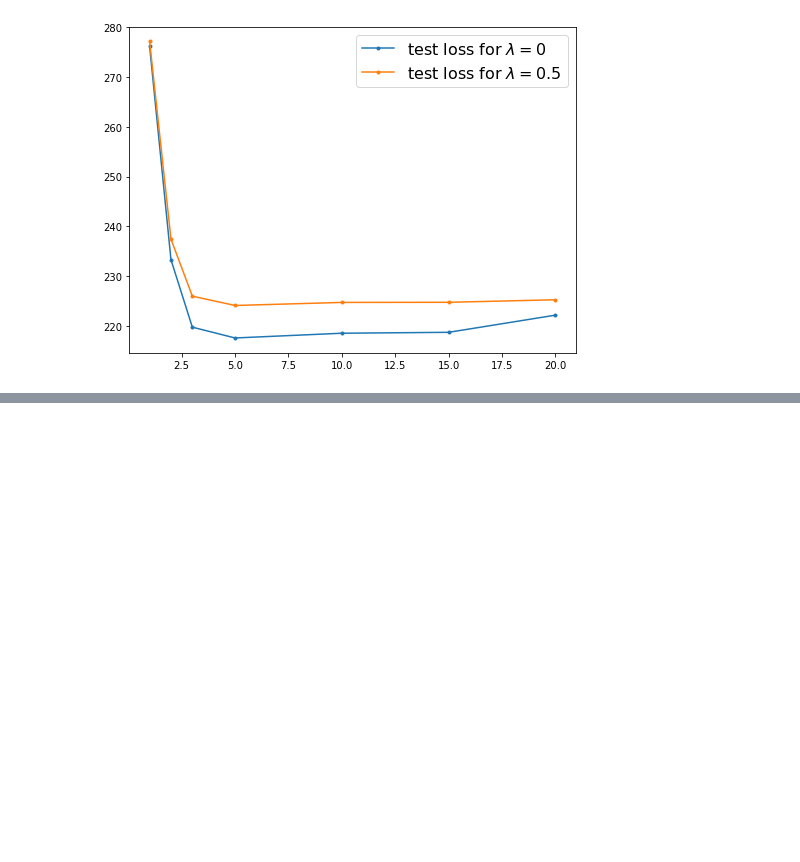
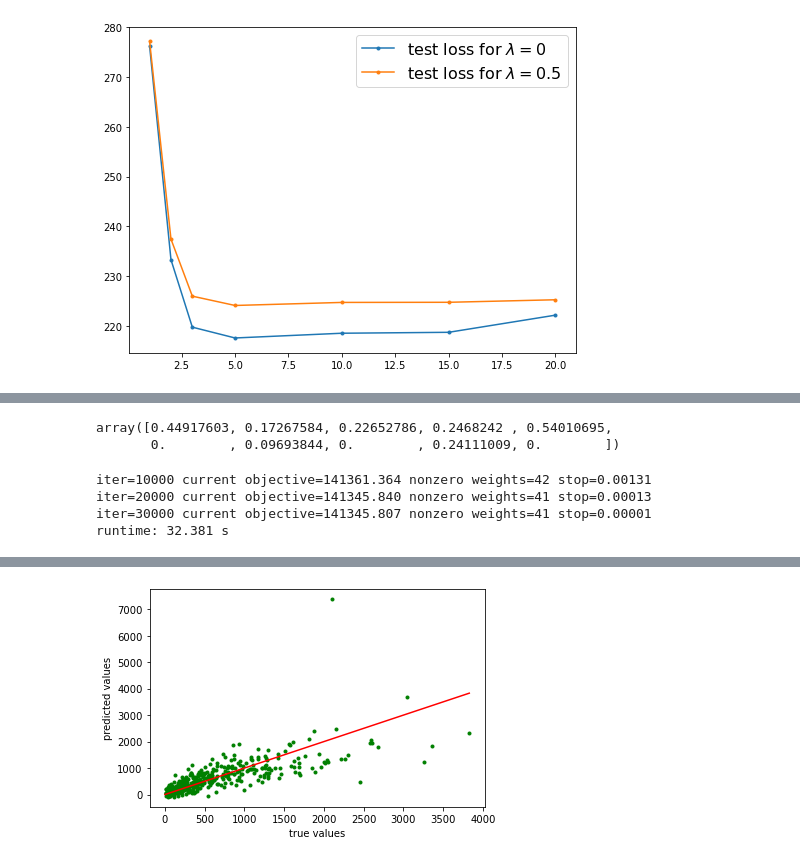
Before and after one commit to swag2198/statistical-ml, a Jupyter notebook: hw5/Exercise1_Ridge_Regression.ipynb, the cells around one changed output, grey strips where cells are left out. Drawn from its saved outputs; the diff is of its cells as text; code cells hidden in the pictures; blank space fills up the shorter version.

```diff
--- a/hw5/Exercise1_Ridge_Regression.ipynb
+++ b/hw5/Exercise1_Ridge_Regression.ipynb
@@ -475,0 +504,13 @@ plt.show()
+# %%
+lmbd = 10
+data_new = np.load('multidim_data.npy', allow_pickle=True).item()
+X, Y = data_new['Xtrain'], data_new['Ytrain']
+Xval, Yval = data_new['Xtest'], data_new['Ytest']
+
+EX, StdX = X.mean(0), X.std(0)
+
+X = (X - EX) / StdX
+Xval = (Xval - EX) / StdX
+
+X = np.c_[np.ones((X.shape[0],1)), X]
+Xval = np.c_[np.ones((Xval.shape[0],1)), Xval]
@@ -475,0 +521,11 @@ plt.show()
+# %%
+def L2Loss(x, y):
+    return (x - y) ** 2
+
+def LassoObjective(wplus, wminus, Phi, Y, lmbd):
+    ''' evaluates the objective function at (wplus, wminus)
+    L2 loss + L1 regularization
+    '''
+    w = wplus - wminus
+    return ((Phi @ w - Y) ** 2).mean(
+        ) + lmbd * np.abs(w).sum()
@@ -475,0 +598,5 @@ plt.show()
+# %%
+ProjectionPositiveOrthant(np.random.randn(10))
+# %% [output]
+array([0.44917603, 0.17267584, 0.22652786, 0.2468242 , 0.54010695,
+       0.        , 0.09693844, 0.        , 0.24111009, 0.        ])
@@ -475,0 +647,22 @@ plt.show()
+# %%
+t_init = time.time()
+w = Lasso(X, Y, lmbd)
+print('runtime: {:.3f} s'.format(time.time() - t_init))
+# %% [output]
+iter=10000 current objective=141361.364 nonzero weights=42 stop=0.00131
+iter=20000 current objective=141345.840 nonzero weights=41 stop=0.00013
+iter=30000 current objective=141345.807 nonzero weights=41 stop=0.00001
+runtime: 32.381 s
+# %%
+LossTrain = L2Loss(X @ w, Y)
+print('training loss: {:.5f}'.format(LossTrain.mean()))
+Yvalpred = Xval @ w # TODO, compute predictions
+LossVal = L2Loss(Yvalpred, Yval)
+print('validation loss: {:.5f}'.format(LossVal.mean()))
+plt.plot(Yval, Yvalpred, '.g')
+plt.plot([0, np.amax(Yval)], [0, np.amax(Yval)], '-r')
+ax = plt.gca()
+ax.set_xlabel('true values')
+ax.set_ylabel('predicted values')
+plt.show()
+# %% [output]
@@ -475,0 +671 @@ plt.show()
+[figure, added]
```
Also changed, not shown: parts of 7 cells of this notebook, 1 other file.
